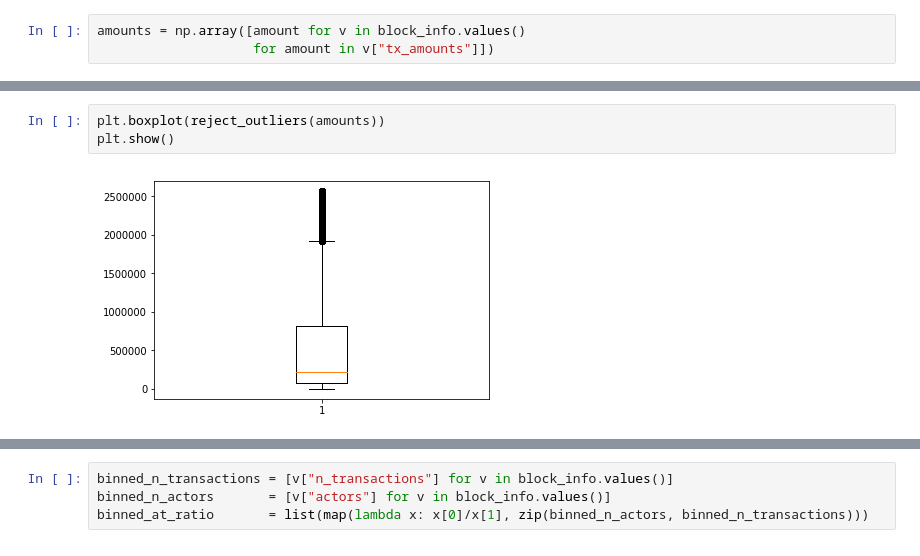
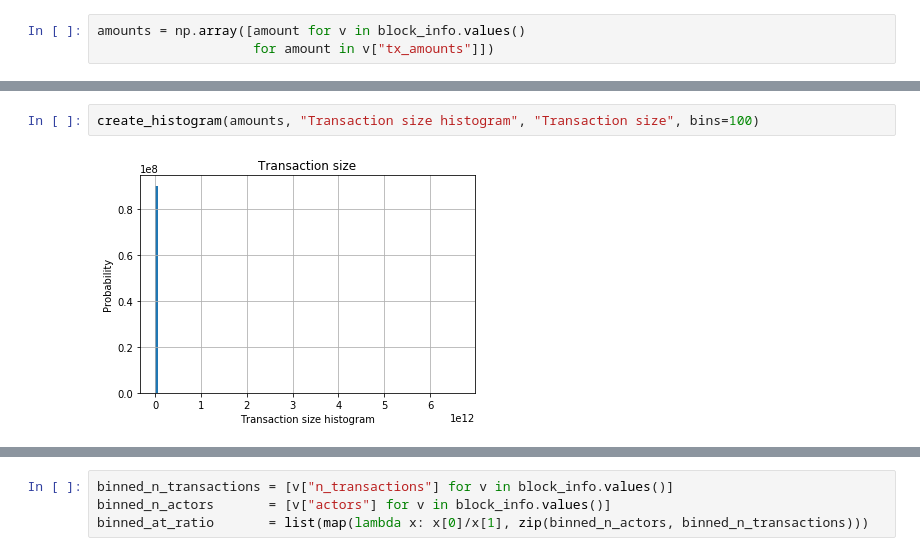
Before and after one commit to MangoDream1/MasterThesis, a Jupyter notebook: statistics.ipynb, the cells around one changed output, grey strips where cells are left out. Cells and saved outputs as stored; diff of their text form.

```diff
--- a/statistics.ipynb
+++ b/statistics.ipynb
@@ -78,8 +96,7 @@ plt.show()
-# %%
-plt.boxplot(reject_outliers(amounts))
-plt.show()
-# %% [output]
-[figure, removed]
+# %%
+create_histogram(amounts, "Transaction size histogram", "Transaction size", bins=100)
+# %% [output]
+[figure, added]
 # %%
 txs = create_transactions(selection)
 selection = select_on_block_height(1,1000000, None)
```
Also changed, not shown: parts of 12 cells of this notebook.
